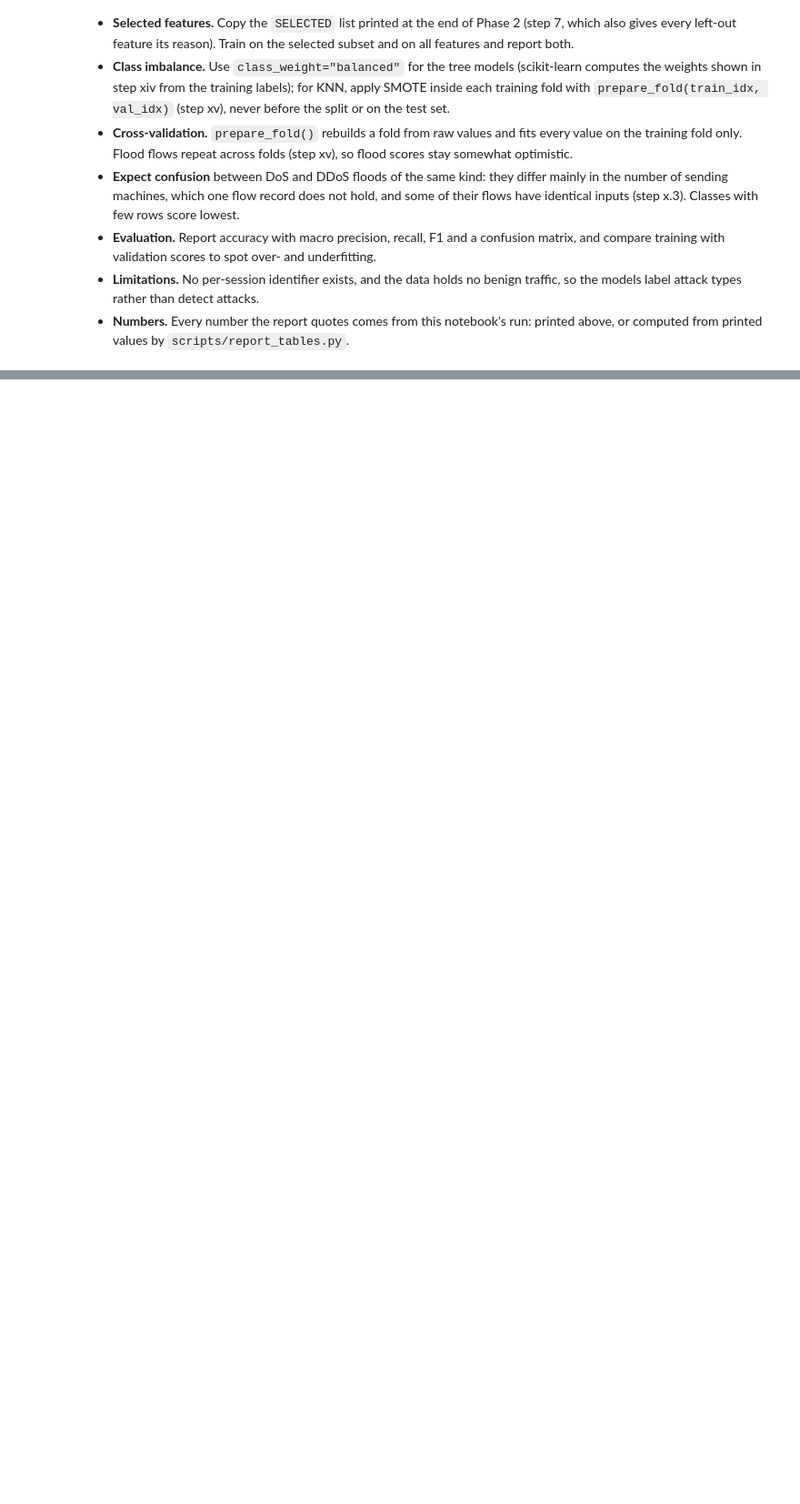
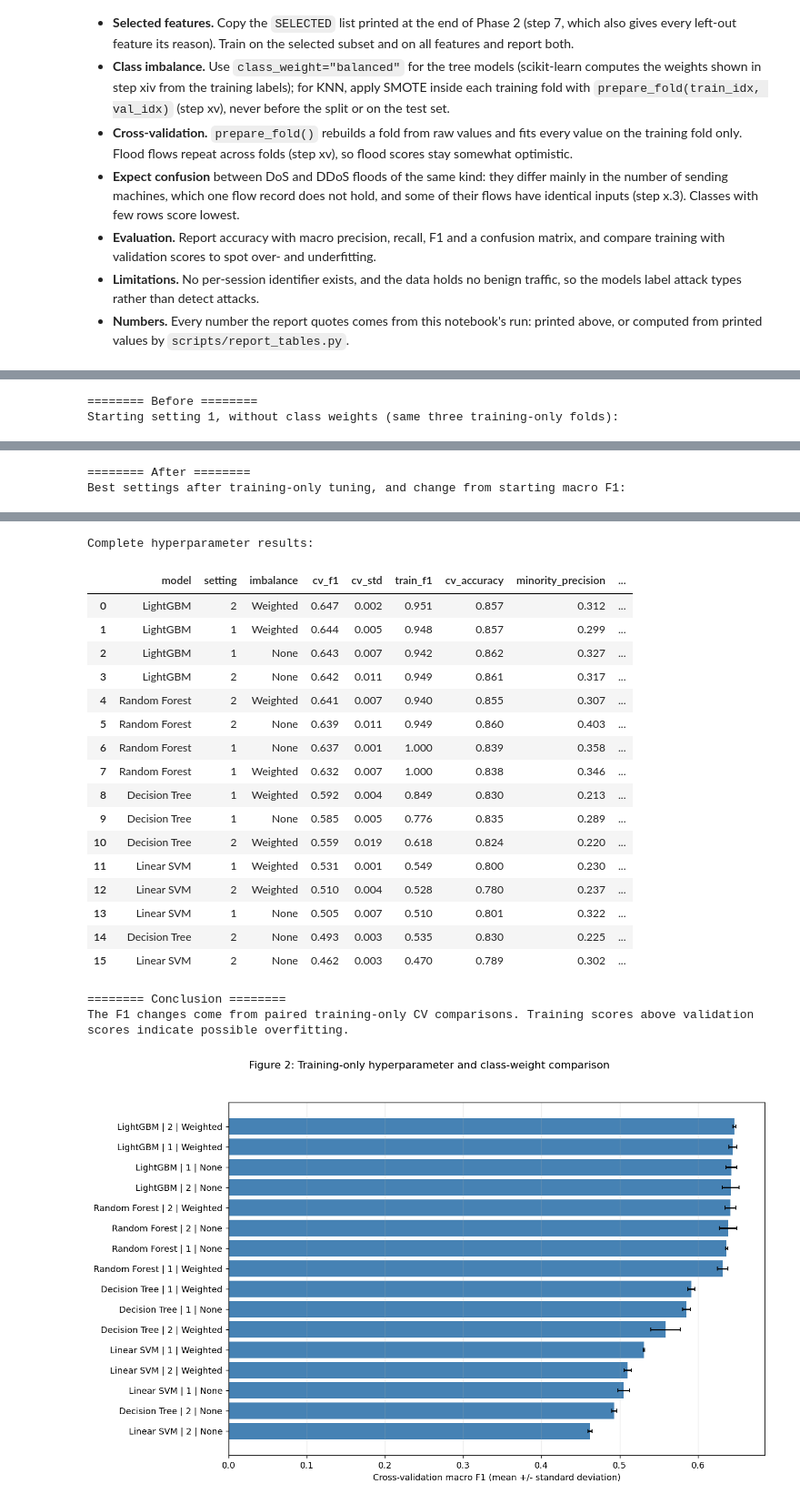
Before and after one commit to MR-Goldenyt/Argus, a Jupyter notebook: Argus.ipynb, the cells around one changed output, grey strips where cells are left out. Shown at 91% size. Cells and saved outputs as stored; diff of their text form; code cells hidden in the pictures; blank space fills up the shorter version.

```diff
--- a/Argus.ipynb
+++ b/Argus.ipynb
@@ -2975,0 +4012,57 @@ Phases 1 and 2 end here. Checklist for the supervised and unsupervised phases:
+# %%
+# ======== Train and Validate All Hyperparameter Candidates ========
+sl_all_trials, sl_oof = [], {}
+for algorithm in SL_ALGORITHMS:
+    for setting in (1, 2):
+        for method in ("None", "Weighted"):
+            if setting == 1 and method == "None":
+                score = sl_initial_results[algorithm]
+                pred = sl_initial_oof[("All (30)", algorithm, 1, "None")]
+            else:
+                score, pred = sl_cross_validate(algorithm, setting, method, "All (30)")
+            sl_all_trials.append(score)
+            sl_oof[("All (30)", algorithm, setting, method)] = pred
+sl_tuning = pd.DataFrame(sl_all_trials).sort_values(
+    ["cv_f1", "minority_recall"], ascending=False).reset_index(drop=True)
+assert len(sl_tuning) == 16
+sl_starting = sl_tuning.loc[(sl_tuning.setting == 1) &
+                            (sl_tuning.imbalance == "None")].set_index("model")
+sl_tuned = (sl_tuning.sort_values(["cv_f1", "minority_recall"], ascending=False)
+            .drop_duplicates("model").set_index("model"))
+sl_tuning_change = pd.DataFrame({
+    "model": SL_ALGORITHMS,
+    "before_f1": [sl_starting.loc[m, "cv_f1"] for m in SL_ALGORITHMS],
+    "after_setting": [int(sl_tuned.loc[m, "setting"]) for m in SL_ALGORITHMS],
+    "after_weighting": [sl_tuned.loc[m, "imbalance"] for m in SL_ALGORITHMS],
+    "after_f1": [sl_tuned.loc[m, "cv_f1"] for m in SL_ALGORITHMS],
+    "change_f1": [sl_tuned.loc[m, "cv_f1"] - sl_starting.loc[m, "cv_f1"]
+                  for m in SL_ALGORITHMS],
+    "train_f1": [sl_tuned.loc[m, "train_f1"] for m in SL_ALGORITHMS],
+})
+print("======== Before ========")
+print("Starting setting 1, without class weights (same three training-only folds):")
+display(sl_starting.loc[SL_ALGORITHMS,
+                            ["setting", "imbalance", "cv_f1", "cv_std", "train_f1"]].round(3))
+print("\n======== After ========")
+print("Best settings after training-only tuning, and change from starting macro F1:")
+display(sl_tuning_change.set_index("model").round(3))
+print("Complete hyperparameter results:")
+display(sl_tuning[["model", "setting", "imbalance", "cv_f1", "cv_std",
+                   "train_f1", "cv_accuracy", "minority_precision", "minority_recall"]].round(3))
+print("\n======== Conclusion ========")
+print("The F1 changes come from paired training-only CV comparisons. "
+      "Training scores above validation scores indicate possible overfitting.")
+
+with plt.style.context(STYLE):
+    fig, ax = plt.subplots(figsize=(11, 7))
+    p = sl_tuning.sort_values("cv_f1")
+    names = p["model"] + " | " + p["setting"].astype(str) + " | " + p["imbalance"]
+    ax.barh(names, p["cv_f1"], xerr=p["cv_std"], color="steelblue", capsize=2)
+    ax.set(xlabel="Cross-validation macro F1 (mean +/- standard deviation)",
+           title="Training-only hyperparameter and class-weight comparison")
+    ax.grid(axis="x", alpha=0.25)
+    fig.tight_layout()
+display(finish_fig(fig, "sl_cv_hyperparameters"))
+# %% [output]
+======== Before ========
+Starting setting 1, without class weights (same three training-only folds):
@@ -2975,0 +4075,2 @@ Phases 1 and 2 end here. Checklist for the supervised and unsupervised phases:
+======== After ========
+Best settings after training-only tuning, and change from starting macro F1:
@@ -2975,0 +4083,21 @@ Phases 1 and 2 end here. Checklist for the supervised and unsupervised phases:
+Complete hyperparameter results:
+|  | model | setting | imbalance | cv_f1 | cv_std | train_f1 | cv_accuracy | minority_precision | ... |
+| 0 | LightGBM | 2 | Weighted | 0.647 | 0.002 | 0.951 | 0.857 | 0.312 | ... |
+| 1 | LightGBM | 1 | Weighted | 0.644 | 0.005 | 0.948 | 0.857 | 0.299 | ... |
+| 2 | LightGBM | 1 | None | 0.643 | 0.007 | 0.942 | 0.862 | 0.327 | ... |
+| 3 | LightGBM | 2 | None | 0.642 | 0.011 | 0.949 | 0.861 | 0.317 | ... |
+| 4 | Random Forest | 2 | Weighted | 0.641 | 0.007 | 0.940 | 0.855 | 0.307 | ... |
+| 5 | Random Forest | 2 | None | 0.639 | 0.011 | 0.949 | 0.860 | 0.403 | ... |
+| 6 | Random Forest | 1 | None | 0.637 | 0.001 | 1.000 | 0.839 | 0.358 | ... |
+| 7 | Random Forest | 1 | Weighted | 0.632 | 0.007 | 1.000 | 0.838 | 0.346 | ... |
+| 8 | Decision Tree | 1 | Weighted | 0.592 | 0.004 | 0.849 | 0.830 | 0.213 | ... |
+| 9 | Decision Tree | 1 | None | 0.585 | 0.005 | 0.776 | 0.835 | 0.289 | ... |
+| 10 | Decision Tree | 2 | Weighted | 0.559 | 0.019 | 0.618 | 0.824 | 0.220 | ... |
+| 11 | Linear SVM | 1 | Weighted | 0.531 | 0.001 | 0.549 | 0.800 | 0.230 | ... |
+| 12 | Linear SVM | 2 | Weighted | 0.510 | 0.004 | 0.528 | 0.780 | 0.237 | ... |
+| 13 | Linear SVM | 1 | None | 0.505 | 0.007 | 0.510 | 0.801 | 0.322 | ... |
+| 14 | Decision Tree | 2 | None | 0.493 | 0.003 | 0.535 | 0.830 | 0.225 | ... |
+| 15 | Linear SVM | 2 | None | 0.462 | 0.003 | 0.470 | 0.789 | 0.302 | ... |
+======== Conclusion ========
+The F1 changes come from paired training-only CV comparisons. Training scores above validation scores indicate possible overfitting.
+[figure, added]
```
Also changed, not shown: parts of 41 cells of this notebook, 2 other files.
